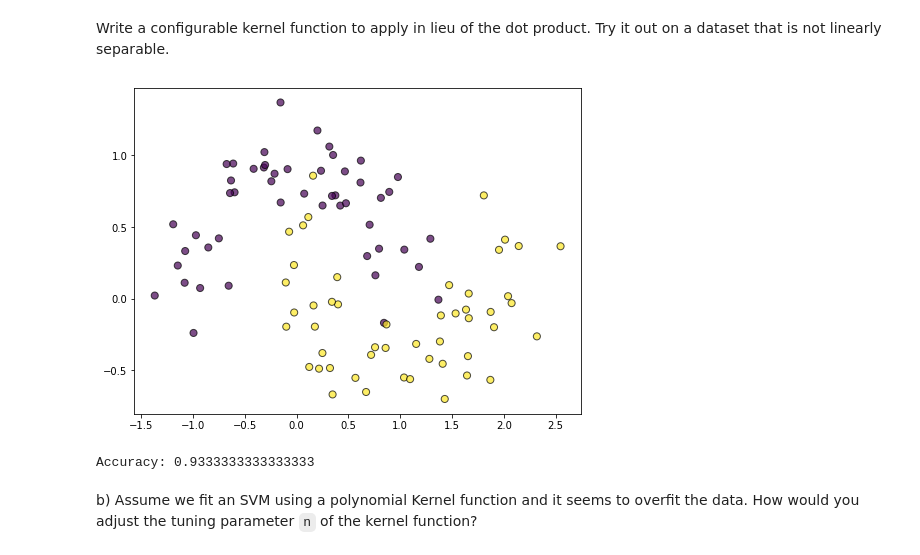
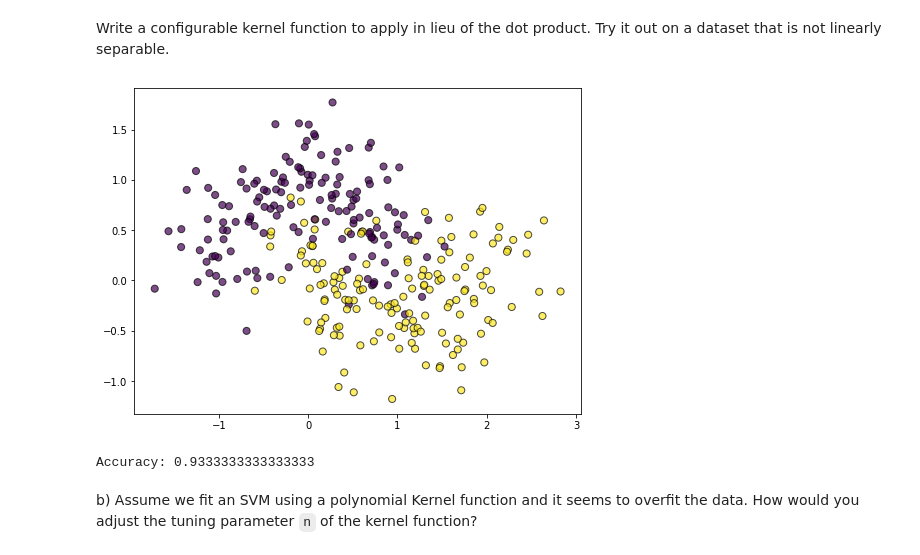
Before and after one commit to graceelias/Data-Science-Fundamentals, a Jupyter notebook: lecture_16/worksheet_16.ipynb, the cells around one changed output. Cells and saved outputs as stored; diff of their text form; code cells hidden in the pictures.

```diff
--- a/lecture_16/worksheet_16.ipynb
+++ b/lecture_16/worksheet_16.ipynb
@@ -105,38 +105,33 @@ Write a configurable kernel function to apply in lieu of the dot product. Try it
 # %%
 from sklearn.datasets import make_moons
 from sklearn.model_selection import train_test_split
 from sklearn.svm import SVC
 from sklearn.metrics import accuracy_score
 import matplotlib.pyplot as plt
 
-def custom_kernel(x1, x2, sigma=1, n=3):
-    inner_product = np.dot(x1, x2.T)
+def polynomial(x_i, x_j, c, n):
+    return (np.dot(x_i, x_j) + c) ** n
 
-    if n == 2:  # RBF kernel
-        kernel_value = np.exp(-(np.linalg.norm(x1 - x2) ** 2) / (2 * sigma**2))
-    elif n > 2:  # Polynomial kernel
-        kernel_value = (inner_product + 1) ** n
-    else:
-        raise ValueError("n must be greater than or equal to 2")
+def custom_kernel(x1, x2, sigma=10):
+    # RBF kernel
+    return np.exp(-sigma * (np.linalg.norm(x1[:, np.newaxis] - x2, axis=2) ** 2))
 
-    return kernel_value
-
-X, y = make_moons(n_samples=100, noise=0.2, random_state=42)
+X, y = make_moons(n_samples=300, noise=0.3, random_state=42)
 
 X_train, X_test, y_train, y_test = train_test_split(X, y, test_size=0.3, random_state=42)
 
 plt.figure(figsize=(8, 6))
 plt.scatter(X[:, 0], X[:, 1], c=y, cmap='viridis', edgecolors='k', s=50, alpha=0.7)
 plt.show()
 
 svm_classifier = SVC(kernel=custom_kernel)
 svm_classifier.fit(X_train, y_train)
 
 y_pred = svm_classifier.predict(X_test)
 accuracy = accuracy_score(y_test, y_pred)
 print("Accuracy:", accuracy)
 # %% [output]
-[figure, old version]
+[figure, new version]
 Accuracy: 0.9333333333333333
 # %% [markdown]
 b) Assume we fit an SVM using a polynomial Kernel function and it seems to overfit the data. How would you adjust the tuning parameter `n` of the kernel function?
```
Also changed, not shown: parts of 2 cells of this notebook, 4 other files.
